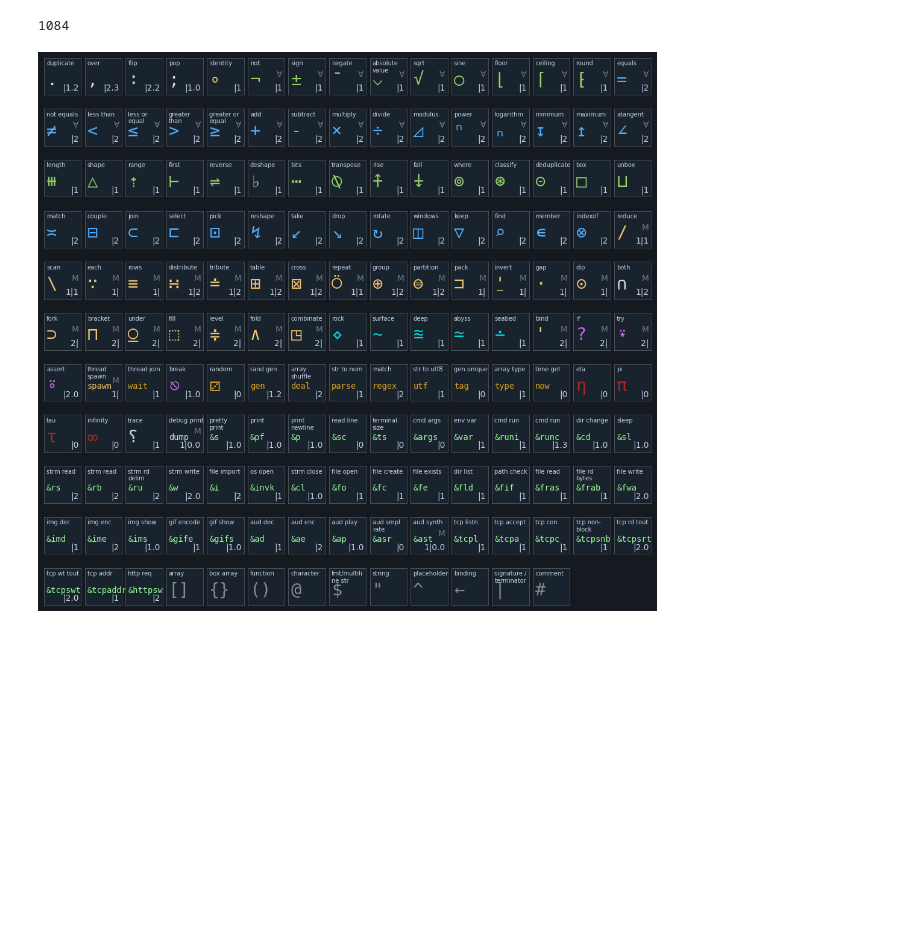
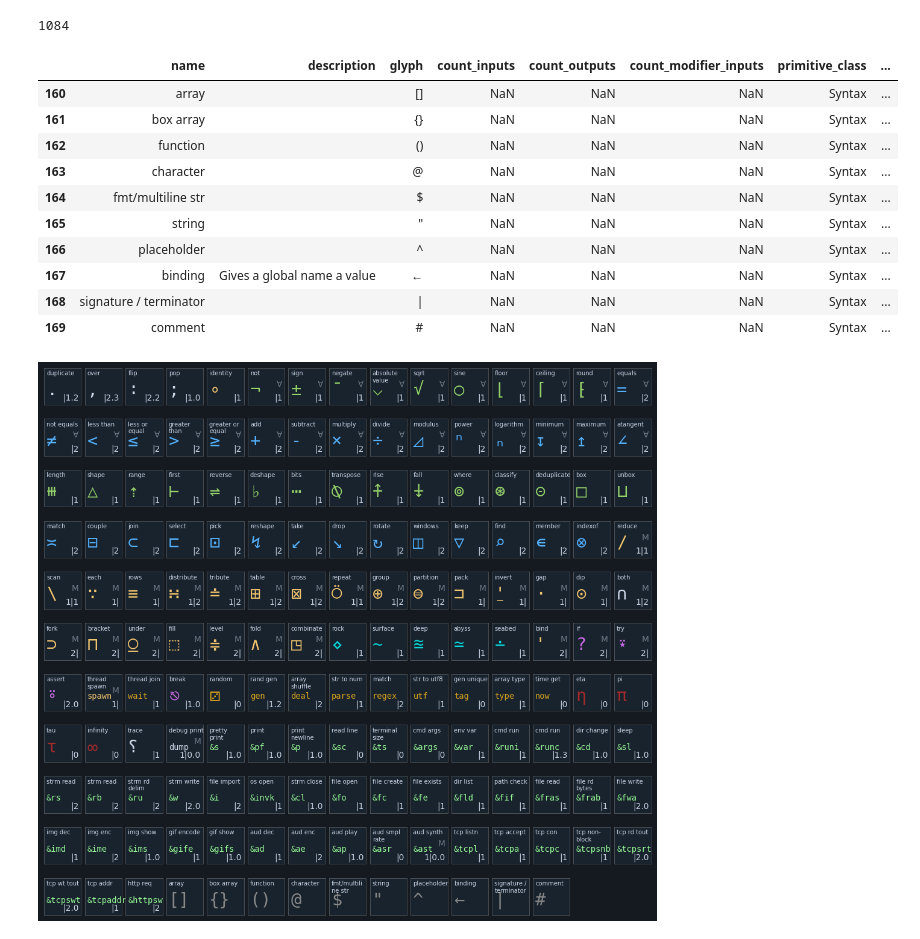
Before and after one commit to thehappycheese/uiua-keypad, a Jupyter notebook: periodic_table_of_uiua.ipynb, the cells around one changed output. Cells and saved outputs as stored; diff of their text form; code cells hidden in the pictures; blank space fills up the shorter version.

```diff
--- a/periodic_table_of_uiua.ipynb
+++ b/periodic_table_of_uiua.ipynb
@@ -162,6 +167,20 @@ shortened_descriptions = {
 }
 assert(all(item in df["name"].unique() for item in shortened_descriptions.keys()))
 df["shortened_description"] = df["name"].map(shortened_descriptions)
+# %%
+df[df["count_outputs"].isna()]
+# %% [output]
+|  | name | description | glyph | count_inputs | count_outputs | count_modifier_inputs | primitive_class | ... |
+| 160 | array |  | [] | NaN | NaN | NaN | Syntax | ... |
+| 161 | box array |  | {} | NaN | NaN | NaN | Syntax | ... |
+| 162 | function |  | () | NaN | NaN | NaN | Syntax | ... |
+| 163 | character |  | @ | NaN | NaN | NaN | Syntax | ... |
+| 164 | fmt/multiline str |  | $ | NaN | NaN | NaN | Syntax | ... |
+| 165 | string |  | " | NaN | NaN | NaN | Syntax | ... |
+| 166 | placeholder |  | ^ | NaN | NaN | NaN | Syntax | ... |
+| 167 | binding | Gives a global name a value | ← | NaN | NaN | NaN | Syntax | ... |
+| 168 | signature / terminator |  | | | NaN | NaN | NaN | Syntax | ... |
+| 169 | comment |  | # | NaN | NaN | NaN | Syntax | ... |
 # %%
 import matplotlib.pyplot as plt
 import matplotlib.patches as patches
```
Also changed, not shown: parts of 3 cells of this notebook, 12 other files.
